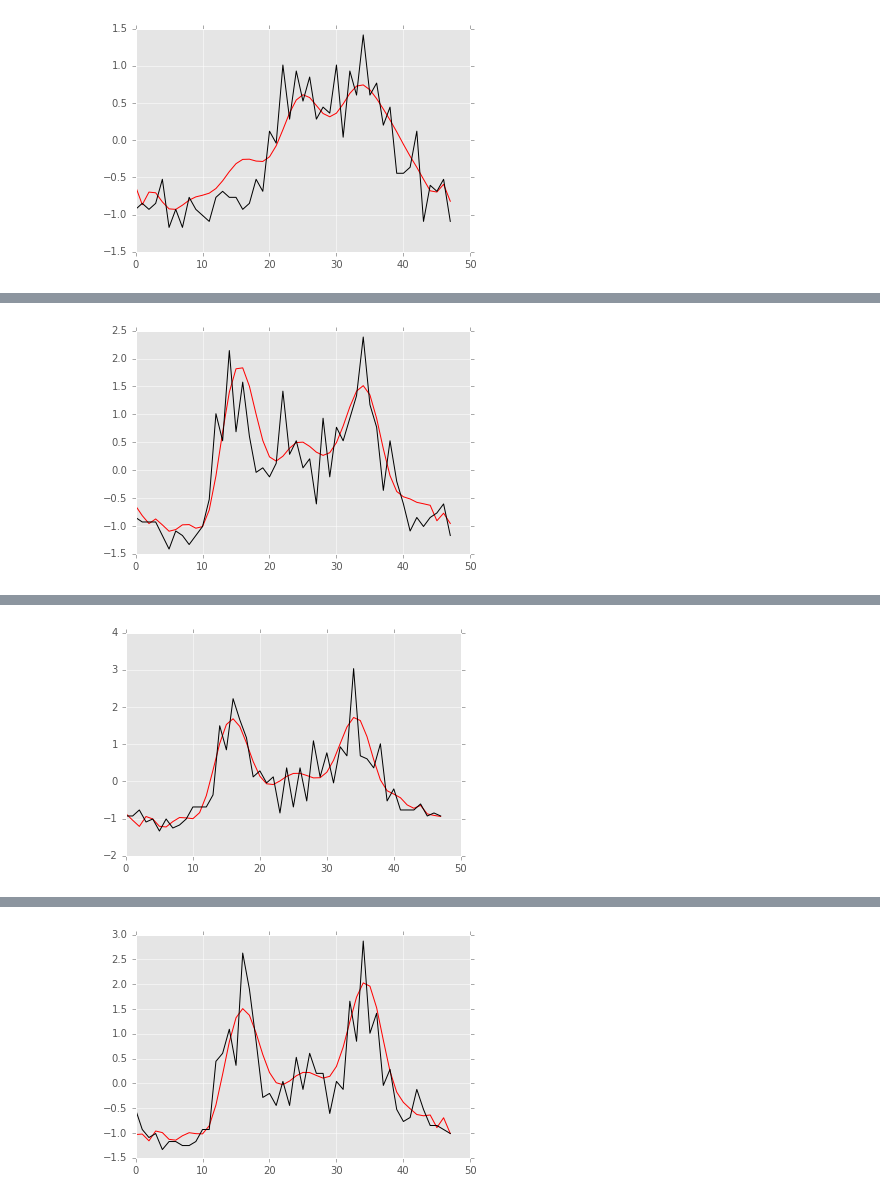
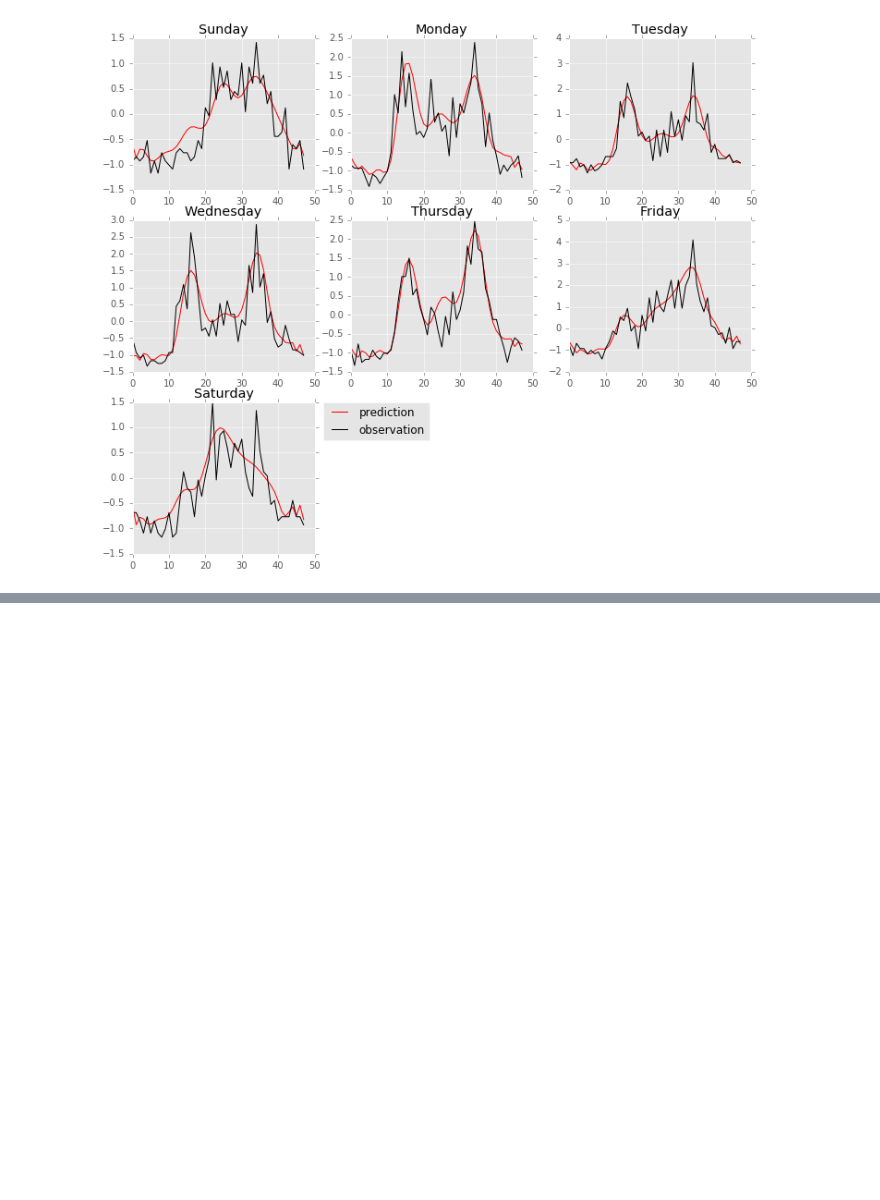
Before and after one commit to evxu/road-safety-project, a Jupyter notebook: Model 2 - Polynomial fitting.ipynb, the cells around one changed output, grey strips where cells are left out. Drawn from its saved outputs; the diff is of its cells as text; code cells hidden in the pictures; blank space fills up the shorter version.

```diff
--- a/Model 2 - Polynomial fitting.ipynb
+++ b/Model 2 - Polynomial fitting.ipynb
@@ -10,10 +10,12 @@ from IPython.display import display
 matplotlib.style.use('ggplot')
 # %%
 olddata = np.load('data4/num_accident_OH_norm_2009-2015.npy')
-week = ['Sunday', 'Monday', 'Tuesday', 'Wednesday', 'Thursday', 'Friday', 'Santurday']
+week = ['Sunday', 'Monday', 'Tuesday', 'Wednesday', 'Thursday', 'Friday', 'Saturday']
 models = []
 total_loss = np.zeros(7)
 start = 0
+nfig = 1
+plt.figure(figsize = (12,10))
 for wd in range(7):
     # Abstract each weekday data
     print (week[wd] + ':')
@@ -31,10 +33,12 @@ for wd in range(7):
     fitline = np.poly1d(z)
     models.append(fitline)
 
-    plt.figure()
-    plt.plot(fitline(npdata[288:336, 0]), color = 'r')
-    plt.plot(npdata[288:336, -1], color = 'k')
-    plt.show()
+    plt.subplot(3,3,nfig)
+    plt.plot(fitline(npdata[288:336, 0]), color = 'r', label = 'prediction')
+    plt.plot(npdata[288:336, -1], color = 'k', label = 'observation')
+#     plt.xlabel('time slot')
+#     plt.ylabel('number of accident(normalised)')
+    plt.title(week[wd])
     # compute test loss
     pre = fitline(npdata[288:336, 0])
     ob = npdata[288:336, -1]
@@ -43,7 +47,10 @@ for wd in range(7):
     print ('{}test loss:\t\t\t{}'.format(week[wd], test_err))
     total_loss[wd] = test_err
     start += 48
+    nfig += 1
 
+plt.legend(bbox_to_anchor=(1.05, 1), loc=2, borderaxespad=0.)
+plt.savefig('image/polynomial_fit.eps',format="eps",transparent=True, grid = True, bbox_inches='tight', pad_inches=0.1)
 print ('Average error on all weekday:\t\t\t{}'.format(total_loss.mean()))
 # %% [output]
 Sunday:
@@ -50 +71 @@ Sunday:
-[figure, old version]
+[figure, new version]
@@ -53 +71,0 @@ Monday:
-[figure, removed]
@@ -56 +71,0 @@ Tuesday:
-[figure, removed]
@@ -59 +71,0 @@ Wednesday:
-[figure, removed]
```
Also changed, not shown: parts of 2 cells of this notebook, 7 other files.
